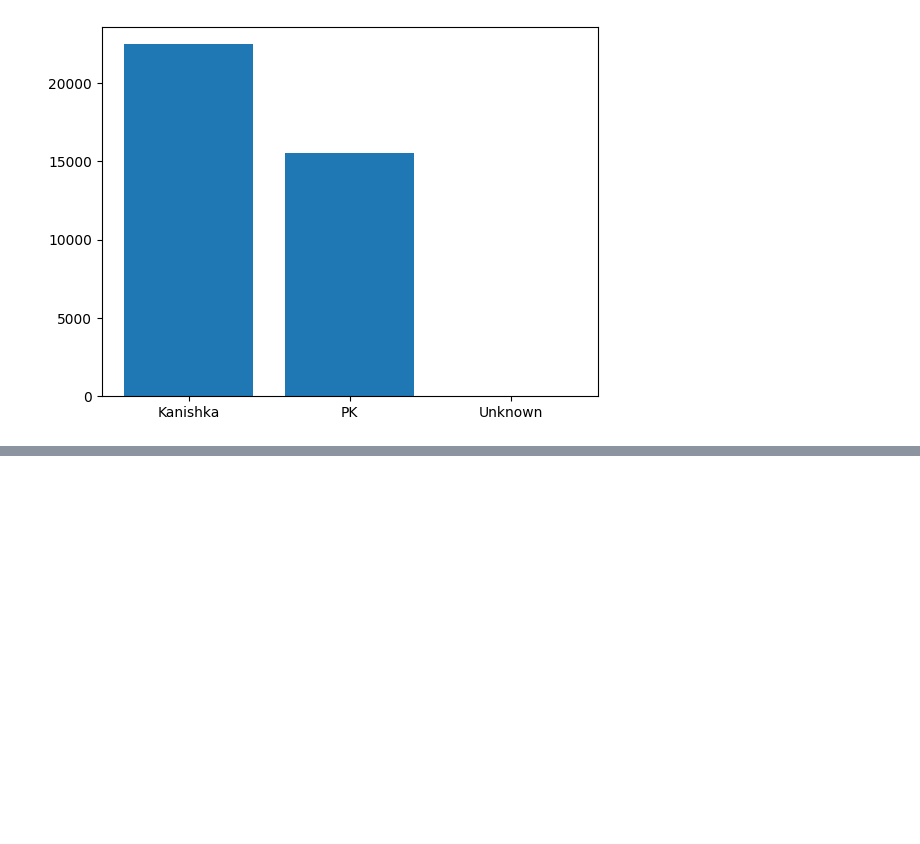
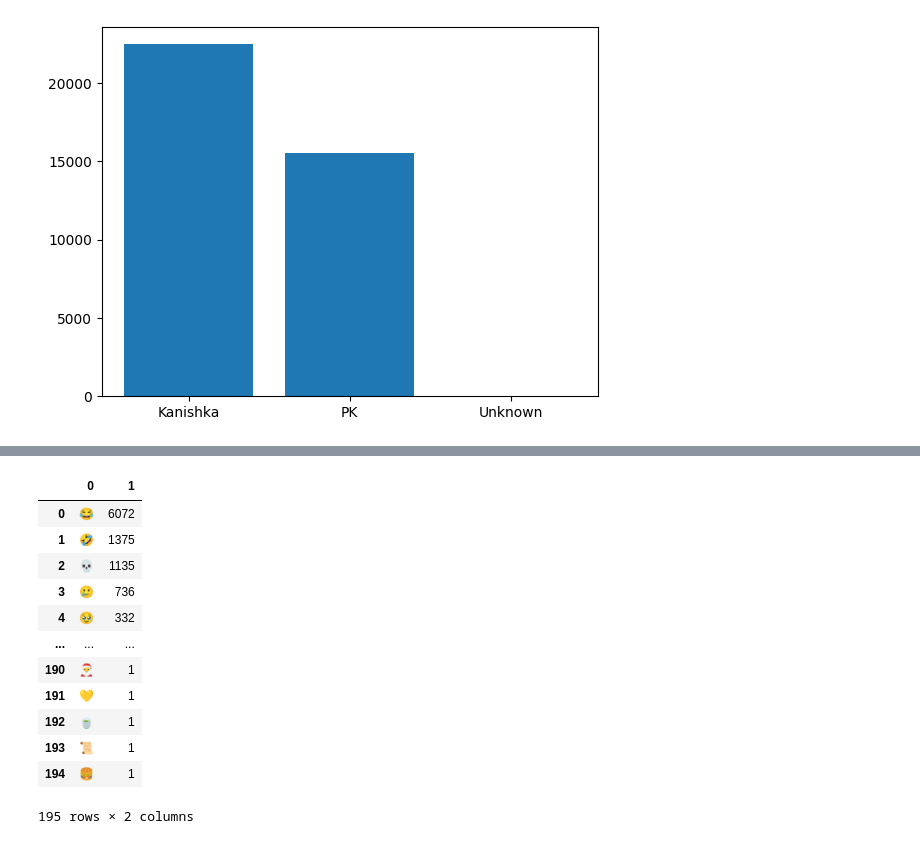
Before and after one commit to P-Saroha/WhatsApp-chat-analyzer, a Jupyter notebook: WhatsApp-chat-analysis.ipynb, the cells around one changed output, grey strips where cells are left out. Drawn from its saved outputs; the diff is of its cells as text; code cells hidden in the pictures; blank space fills up the shorter version.

```diff
--- a/WhatsApp-chat-analysis.ipynb
+++ b/WhatsApp-chat-analysis.ipynb
@@ -166,0 +231,16 @@ plt.bar(name,count)
+# %%
+pd.DataFrame(Counter(emojis).most_common(len(Counter(emojis))))
+# %% [output]
+|  | 0 | 1 |
+| 0 | 😂 | 6072 |
+| 1 | 🤣 | 1375 |
+| 2 | 💀 | 1135 |
+| 3 | 🥲 | 736 |
+| 4 | 🥹 | 332 |
+| ... | ... | ... |
+| 190 | 🎅 | 1 |
+| 191 | 💛 | 1 |
+| 192 | 🍵 | 1 |
+| 193 | 📜 | 1 |
+| 194 | 🍔 | 1 |
+195 rows × 2 columns
```
Also changed, not shown: parts of 14 cells of this notebook, 2 other files.
